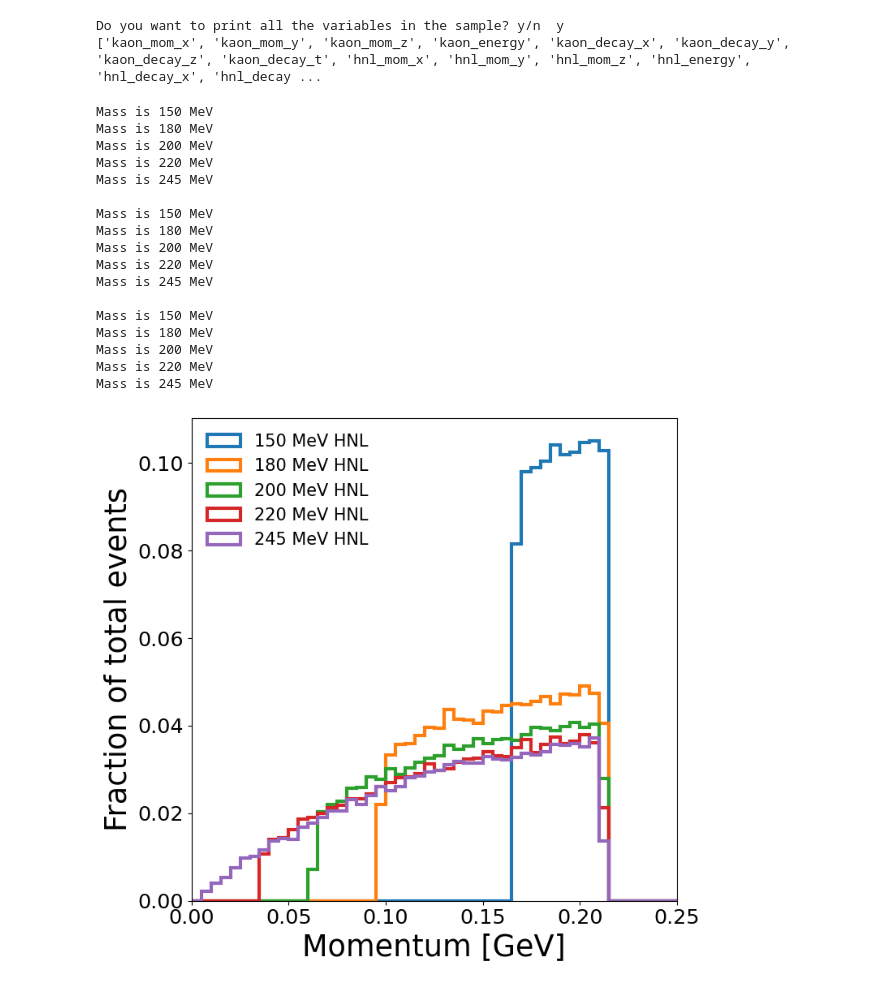
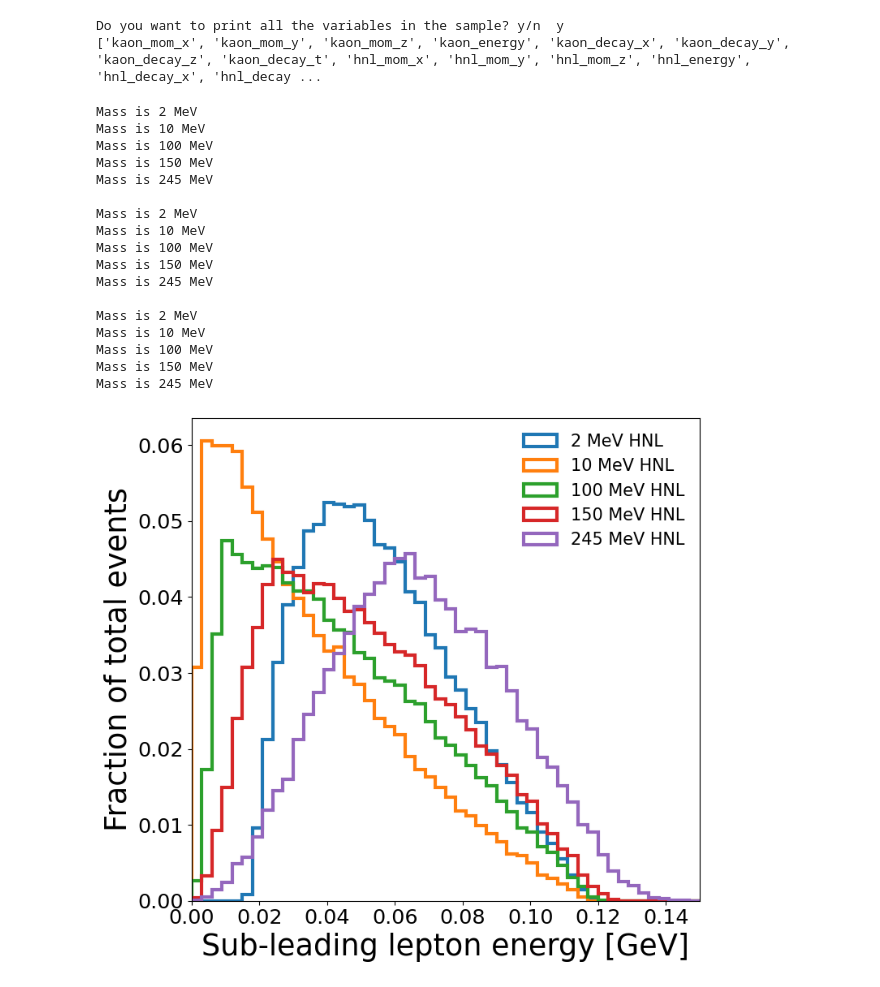
Before and after one commit to dmarsden01/uboone_HNL_analysis, a Jupyter notebook: Weighted_files_Truth.ipynb, the cells around one changed output. Drawn from its saved outputs; the diff is of its cells as text; code cells hidden in the pictures.

```diff
--- a/Weighted_files_Truth.ipynb
+++ b/Weighted_files_Truth.ipynb
@@ -37,8 +37,8 @@ The kinematics vary signficantly between different masses of HNL, this script sh
 # %%
 Run = "run1" #so far either "run1" or "run3"
 
-load_lepton_signal = False
-load_pi0_signal = True
+load_lepton_signal = True
+load_pi0_signal = False
 
 FLATTEN = False #Mostly put as False
 
@@ -48,14 +48,14 @@ loc_pkls = f"../new_scalings/negwt_fix/"
 
 signal_samples_dict = {}
 
-# HNL_masses = [100, 150, 180, 200, 220]
-HNL_masses = Constants.HNL_mass_samples
+HNL_masses = [2, 10, 100, 150, 245]
+# HNL_masses = Constants.HNL_mass_samples
 variables = "*"
 
 if load_lepton_signal == True:
     for HNL_mass in HNL_masses:
         # signal_from_pkl = pd.read_pickle(loc_pkls+f"signal_{HNL_mass}MeV_{Run}_{variables_string}_{Flat_state}_New_gen.pkl")
-        uproot_file = uproot3.open(loc_pkls+f"{HNL_mass}MeV_ee_ONLY_fhc_majorana_negwt_fix.root")["generator/event_tree"]
+        uproot_file = uproot3.open(loc_pkls+f"{HNL_mass}MeV_ee_ONLY_fhc_dirac_negwt_fix.root")["generator/event_tree"]
         df_signal = uproot_file.pandas.df(variables, flatten=FLATTEN)
         signal_samples_dict[HNL_mass] = df_signal
         print(f"{HNL_mass}MeV Signal is "+str(len(signal_samples_dict[HNL_mass]))+" entries long.")
@@ -745,7 +748,7 @@ variable_names_dict = {'mc_px_sum':"Sum of x-momenta [GeV]", 'mc_py_sum':"Sum of
                        "mc_polar_angle_single":"Angle w.r.t parent HNL [radians]", 'mc_daughter1_polar_angle':"Daughter 1 angle w.r.t parent HNL [radians]",
                       'mc_daughter2_polar_angle':"Daughter 2 angle w.r.t parent HNL [radians]"}
 # %%
-var = 'mc_p_magnitude'
+var = 'mc_E_sub'
 plot_dict = {}
 Num_entries_dict = {}
 debug = False
@@ -753,7 +756,7 @@ debug = False
 plot_all_masses = False
 if plot_all_masses == True: plot_samples = sample_dict.keys()
 # if plot_all_masses == False: plot_samples = [2, 10, 50, 100, 150]
-if plot_all_masses == False: plot_samples = [150, 180, 200, 220, 245]
+if plot_all_masses == False: plot_samples = HNL_masses
 
 for sample in plot_samples:
     print(f"Mass is {sample} MeV")
@@ -761,7 +764,7 @@ for sample in plot_samples:
     plot_dict[sample], Num_entries_dict[sample] = remove_non_reco_vals(plot_dict[sample],debug=debug)
 
 print()
-var_2 = 'mc_E_kinetic'
+var_2 = 'mc_E_asymmetry'
 plot_dict_2 = {}
 Num_entries_dict_2 = {}
 
@@ -773,7 +776,7 @@ for sample in plot_samples:
 # plot_dict[150].head()
 # Particle.from_pdgid(11)
 print()
-var_3 = 'mc_polar_angle_single'
+var_3 = 'mc_polar_angle'
 plot_dict_3 = {}
 Num_entries_dict_3 = {}
 for sample in plot_samples:
@@ -781,30 +784,30 @@ for sample in plot_samples:
     plot_dict_3[sample], Num_entries_dict_3[sample] = check_variable(sample_dict[sample],var_3,debug=debug)
     plot_dict_3[sample], Num_entries_dict_3[sample] = remove_non_reco_vals(plot_dict_3[sample],debug=debug)
 # %% [output]
+Mass is 2 MeV
+Mass is 10 MeV
+Mass is 100 MeV
 Mass is 150 MeV
-Mass is 180 MeV
-Mass is 200 MeV
-Mass is 220 MeV
 Mass is 245 MeV
 
+Mass is 2 MeV
+Mass is 10 MeV
+Mass is 100 MeV
 Mass is 150 MeV
-Mass is 180 MeV
-Mass is 200 MeV
-Mass is 220 MeV
 Mass is 245 MeV
 
+Mass is 2 MeV
+Mass is 10 MeV
+Mass is 100 MeV
 Mass is 150 MeV
-Mass is 180 MeV
-Mass is 200 MeV
-Mass is 220 MeV
 Mass is 245 MeV
 # %%
 # Plot_variable_signal(var, HNL_samples_dict=plot_dict, xlabel=[], xlims=[0.01,0.5], bins=40,
 #                      figsize=[10,10], dpi=100, MergeBins=False, density=True,legloc="best",logy = False, cutline = None, savefig=False)
 
-Plot_variable_signal(var, HNL_samples_dict=plot_dict, xlabel=variable_names_dict[var], xlims=[0,0.25], ylims=[],bins=50,
-                     figsize=[8,8], dpi=100, MergeBins=False, density=True,legloc="upper left",logy = False,
-                     cutline = None, savefig=True, filename = f"pi0_major_{var}_{Run}",fraction=True)
+Plot_variable_signal(var, HNL_samples_dict=plot_dict, xlabel=variable_names_dict[var], xlims=[0,0.15], ylims=[],bins=50,
+                     figsize=[8,8], dpi=100, MergeBins=False, density=True,legloc="best",logy = False,
+                     cutline = None, savefig=True, filename = f"ee_dirac_{var}_{Run}",fraction=True)
 # %% [output]
-[figure, old version]
+[figure, new version]
 # %%
```
Also changed, not shown: parts of 9 cells of this notebook, 13 other files.
